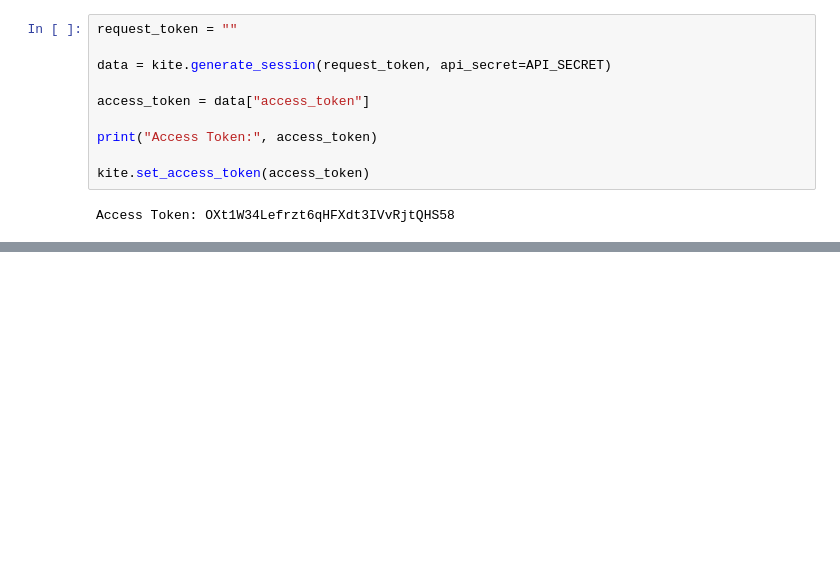
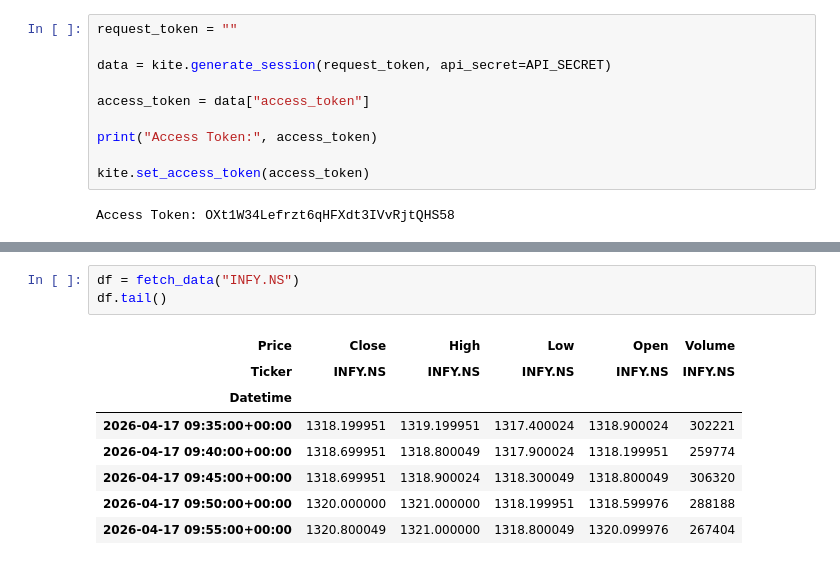
Before and after one commit to harshu304/agentic-nifty50-signal-assistant, a Jupyter notebook: test.ipynb, the cells around one changed output, grey strips where cells are left out. Cells and saved outputs as stored; diff of their text form; blank space fills up the shorter version.

```diff
--- a/test.ipynb
+++ b/test.ipynb
@@ -42,0 +51,12 @@ PermissionException: Insufficient permission for that call.
+# %%
+df = fetch_data("INFY.NS")
+df.tail()
+# %% [output]
+| Price | Close | High | Low | Open | Volume |
+| Ticker | INFY.NS | INFY.NS | INFY.NS | INFY.NS | INFY.NS |
+| Datetime |  |  |  |  |  |
+| 2026-04-17 09:35:00+00:00 | 1318.199951 | 1319.199951 | 1317.400024 | 1318.900024 | 302221 |
+| 2026-04-17 09:40:00+00:00 | 1318.699951 | 1318.800049 | 1317.900024 | 1318.199951 | 259774 |
+| 2026-04-17 09:45:00+00:00 | 1318.699951 | 1318.900024 | 1318.300049 | 1318.800049 | 306320 |
+| 2026-04-17 09:50:00+00:00 | 1320.000000 | 1321.000000 | 1318.199951 | 1318.599976 | 288188 |
+| 2026-04-17 09:55:00+00:00 | 1320.800049 | 1321.000000 | 1318.800049 | 1320.099976 | 267404 |
```
Also changed, not shown: parts of 17 cells of this notebook, 13 other files.
